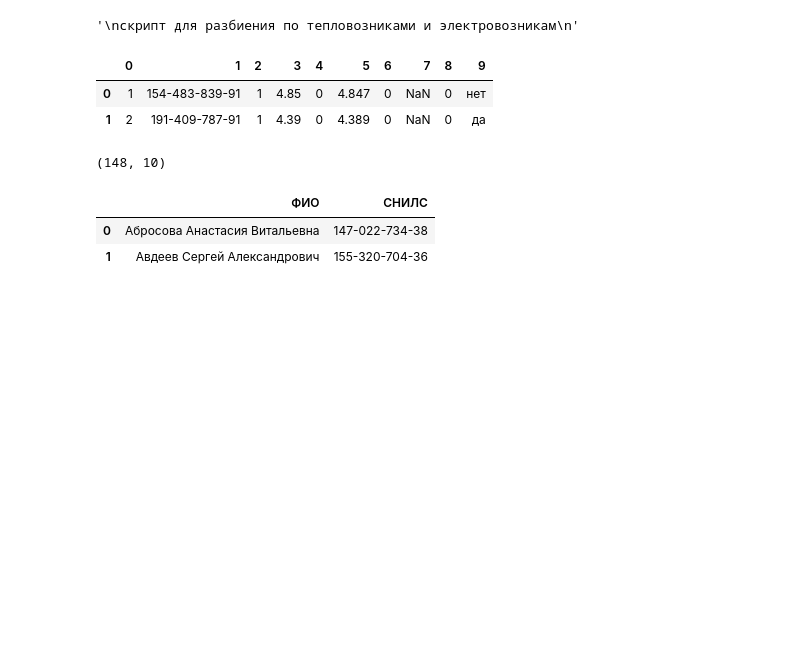
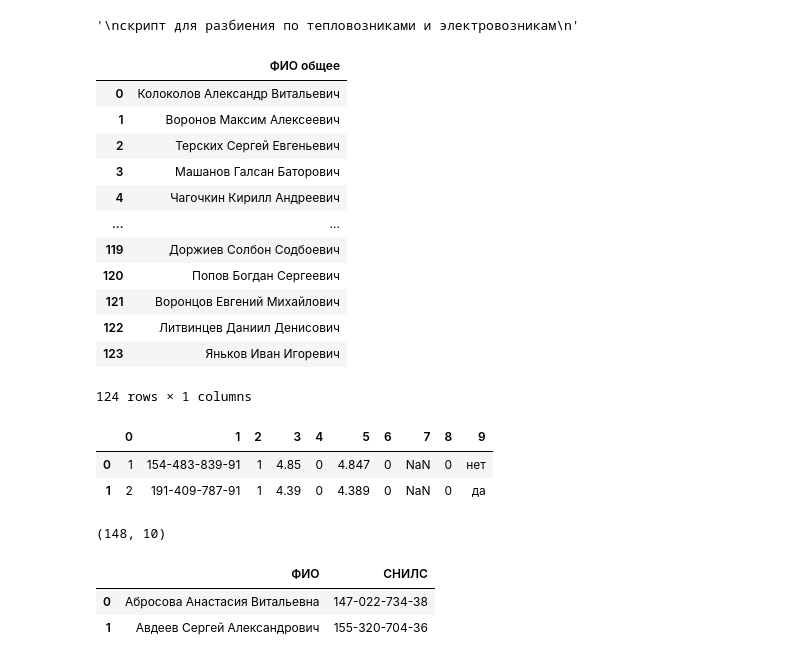
Before and after one commit to t0r1n88/Tandem, a Jupyter notebook: machinist.ipynb, the cells around one changed output. Cells and saved outputs as stored; diff of their text form; code cells hidden in the pictures; blank space fills up the shorter version.

```diff
--- a/machinist.ipynb
+++ b/machinist.ipynb
@@ -27,3 +43,19 @@ elect_df = machine_df[['электровоз','атт','мед справка']]
+# %%
+temp_df
+# %% [output]
+|  | ФИО общее |
+| 0 | Колоколов Александр Витальевич |
+| 1 | Воронов Максим Алексеевич |
+| 2 | Терских Сергей Евгеньевич |
+| 3 | Машанов Галсан Баторович |
+| 4 | Чагочкин Кирилл Андреевич |
+| ... | ... |
+| 119 | Доржиев Солбон Содбоевич |
+| 120 | Попов Богдан Сергеевич |
+| 121 | Воронцов Евгений Михайлович |
+| 122 | Литвинцев Даниил Денисович |
+| 123 | Яньков Иван Игоревич |
+124 rows × 1 columns
 # %%
 reit_df.head(2)
 # %% [output]
```
Also changed, not shown: parts of 15 cells of this notebook.
